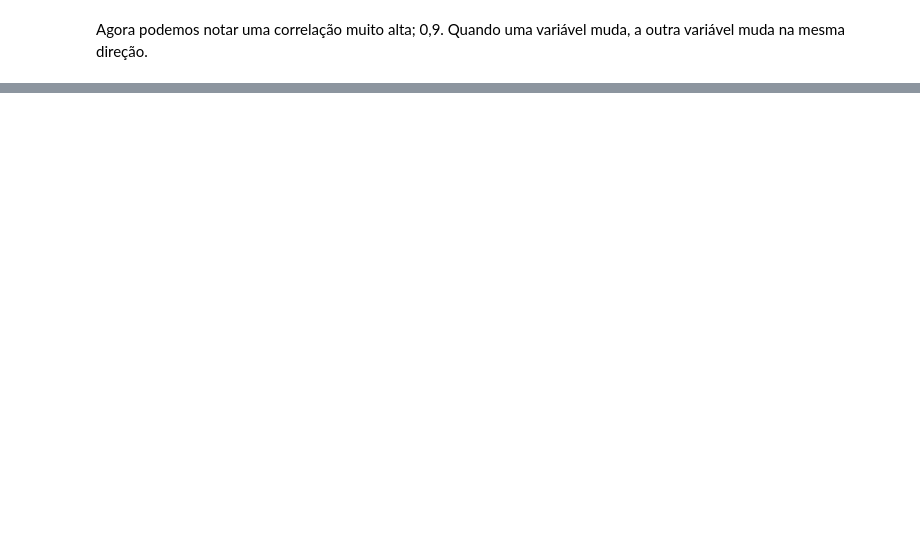
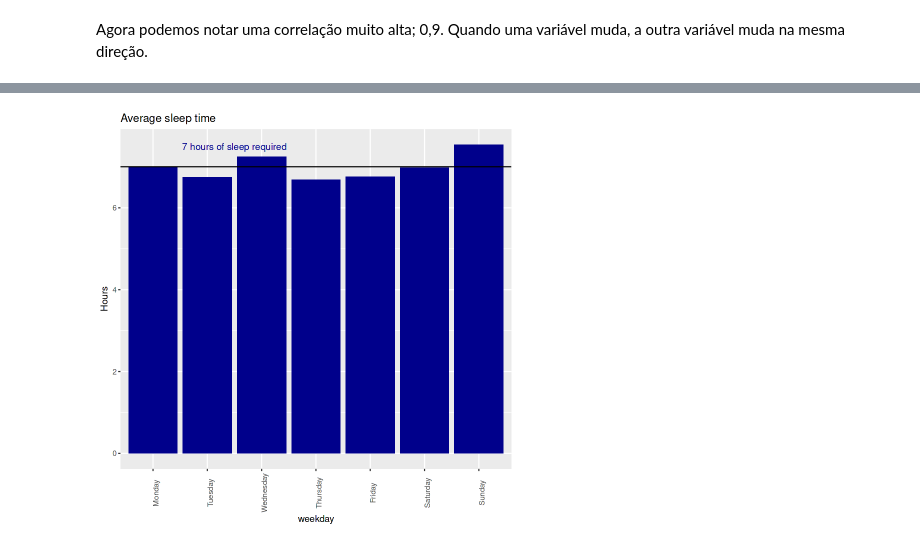
Before and after one commit to ARRETdaniel/22-2E_topicos_Especiais_em_IA_II_Sistemas_Inteligentes, a Jupyter notebook: projectFinal/finalproject-fitbit-fitness-data.ipynb, the cells around one changed output, grey strips where cells are left out. Saved outputs shown, nothing was run; the diff lists cells and outputs as text; code cells hidden in the pictures; blank space fills up the shorter version.

```diff
--- a/projectFinal/finalproject-fitbit-fitness-data.ipynb
+++ b/projectFinal/finalproject-fitbit-fitness-data.ipynb
@@ -550,0 +511,25 @@ Agora podemos notar uma correlação muito alta; 0,9. Quando uma variável muda,
+# %%
+sleep_day_file$weekday <- weekdays(sleep_day_file$sleep_day)
+sleep_day_file$weekday <- factor(sleep_day_file$weekday,levels = c("Monday",
+                                                         "Tuesday",
+                                                         "Wednesday",
+                                                         "Thursday",
+                                                         "Friday",
+                                                         "Saturday",
+                                                         "Sunday"))
+#sleep_day_file$calorie <- hourly_intensities_file$calories
+
+#sleep_day_file$calories <- cbind(hourly_intensities_file$calories)
+# %%
+sleep_day_file %>%
+  group_by(weekday) %>%
+  summarise(avg_sleep = mean(total_minutes_asleep )/60) %>%
+  ggplot() +
+  geom_col(mapping = aes(x= weekday, y = avg_sleep), fill = "darkblue") +
+  geom_hline(aes(yintercept = 7)) +
+  annotate(geom="text", x=2.5, y= 7.5, label="7 hours of sleep required",
+           color="darkblue") +
+  theme(axis.text.x = element_text(angle = 90)) +
+  labs(title="Average sleep time", y="Hours")
+# %% [output]
+[figure, added]
```
Also changed, not shown: parts of 19 cells of this notebook, 1 other file.
